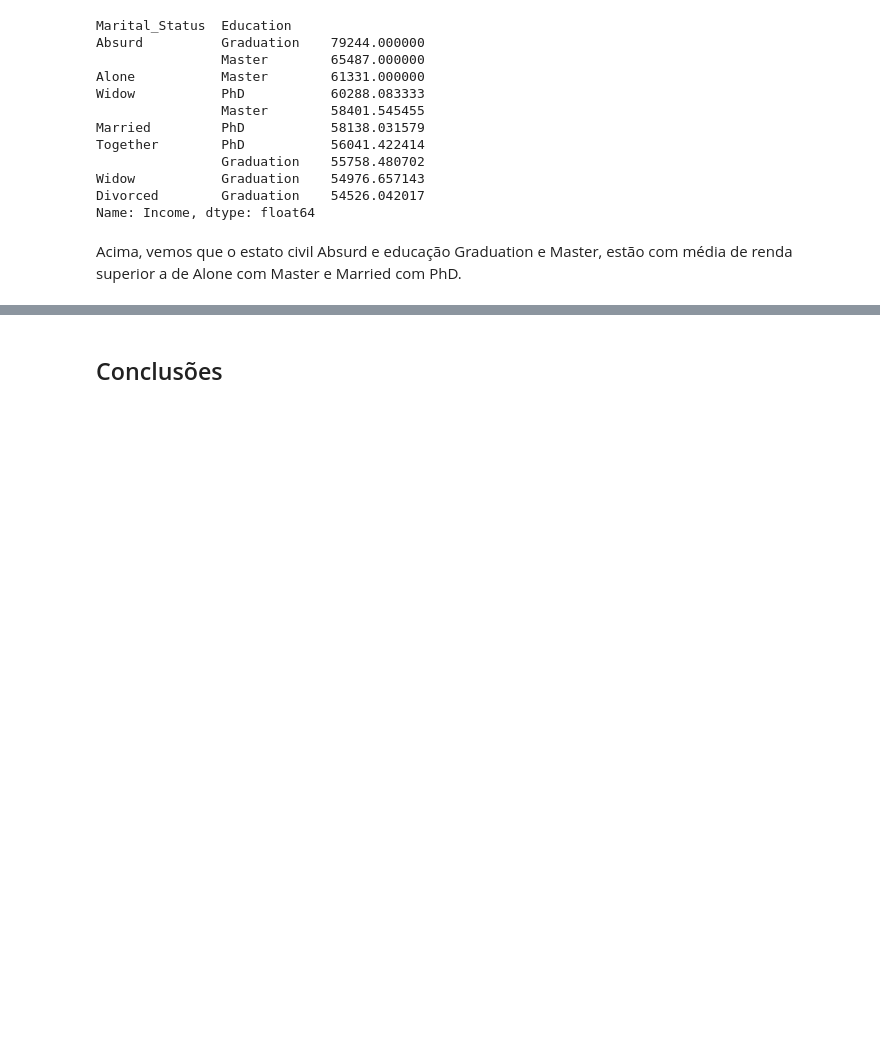
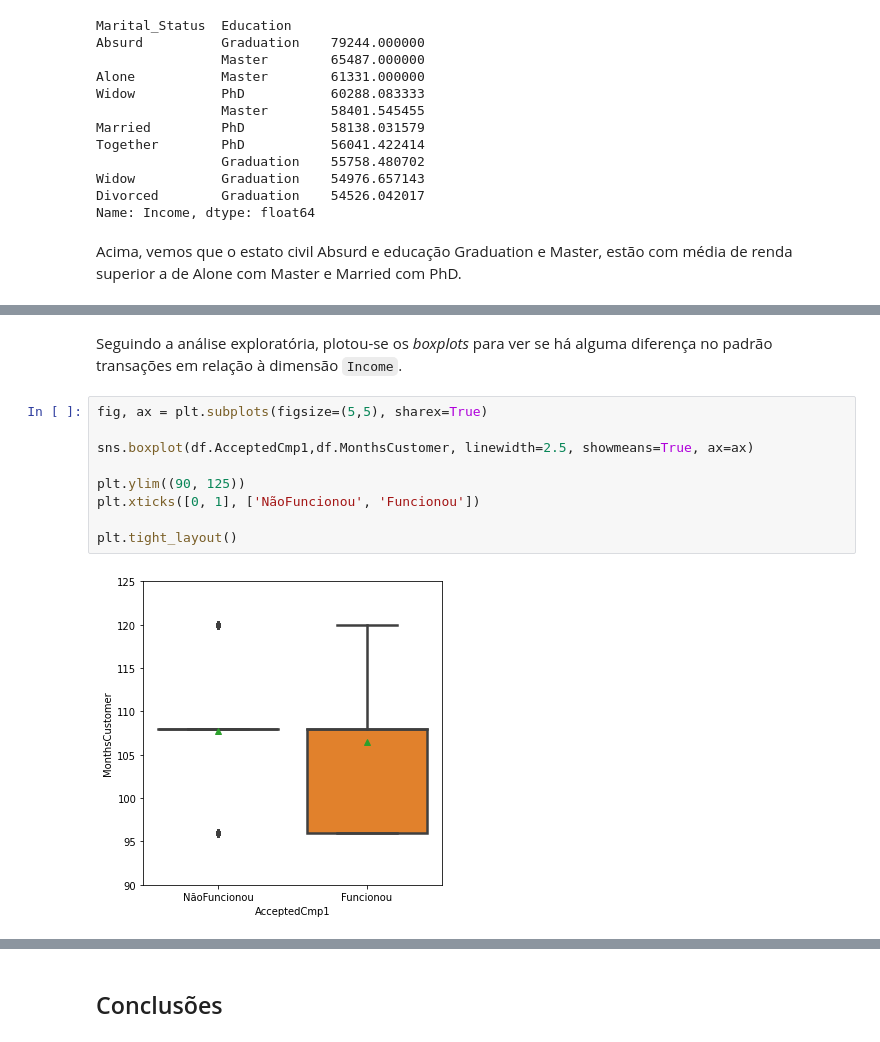
Before and after one commit to rodrigoreisbr-tech/data_science, a Jupyter notebook: Analisando_os_Dados_do_IFood.ipynb, the cells around one changed output, grey strips where cells are left out. Drawn from its saved outputs; the diff is of its cells as text; blank space fills up the shorter version.

```diff
--- a/Analisando_os_Dados_do_IFood.ipynb
+++ b/Analisando_os_Dados_do_IFood.ipynb
@@ -556,0 +488,13 @@ ValueError: ignored
+# %% [markdown]
+Seguindo a análise exploratória, plotou-se os *boxplots* para ver se há alguma diferença no padrão transações em relação à dimensão `Income`.
+# %%
+fig, ax = plt.subplots(figsize=(5,5), sharex=True)
+
+sns.boxplot(df.AcceptedCmp1,df.MonthsCustomer, linewidth=2.5, showmeans=True, ax=ax)
+
+plt.ylim((90, 125))
+plt.xticks([0, 1], ['NãoFuncionou', 'Funcionou'])
+
+plt.tight_layout()
+# %% [output]
+[figure, added]
```
Also changed, not shown: parts of 27 cells of this notebook.
